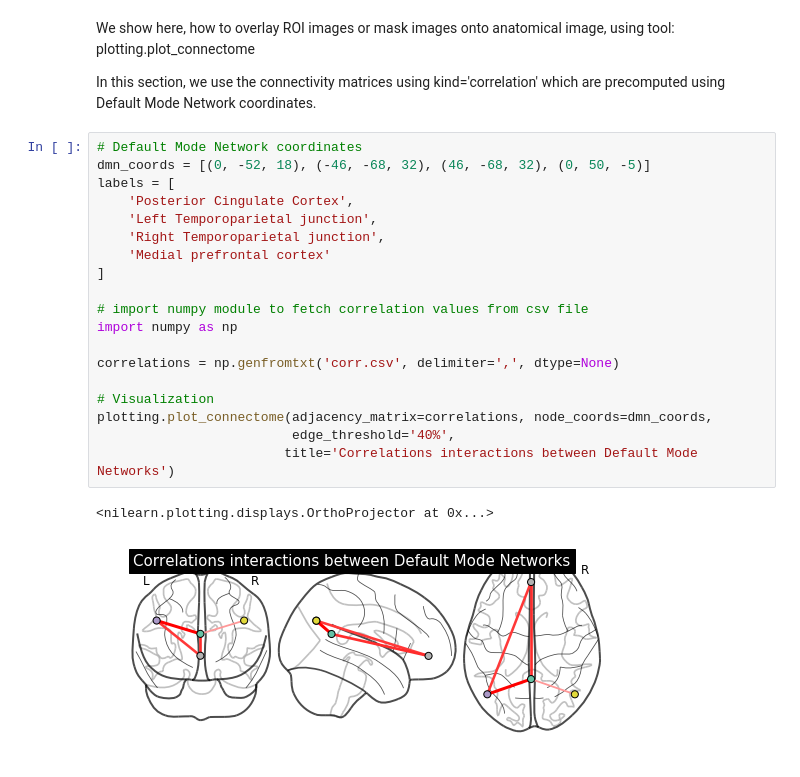
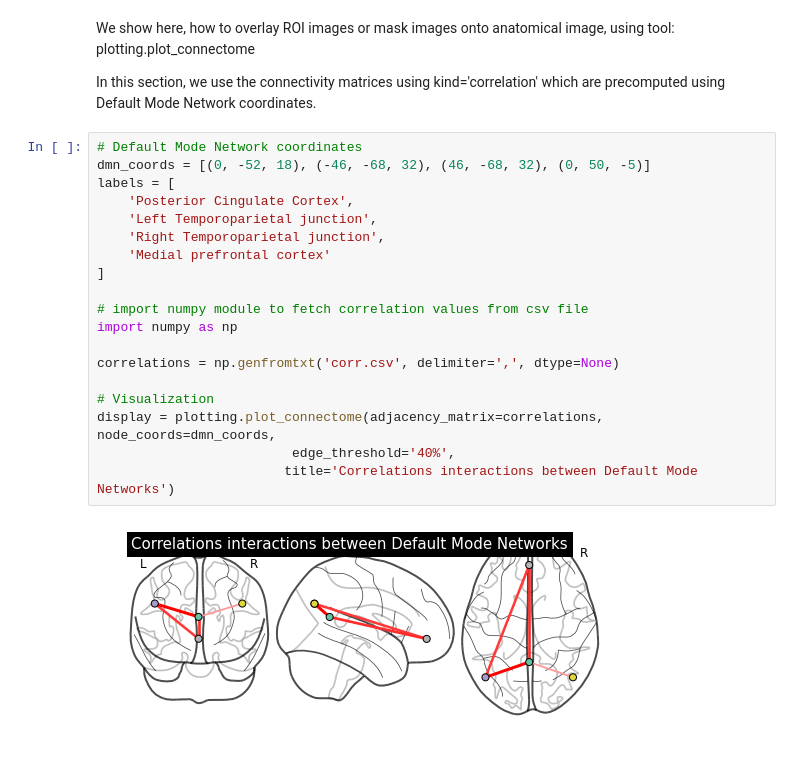
Before and after one commit to KamalakerDadi/Tutorial, a Jupyter notebook: nilearn_plotting.ipynb, the cells around one changed output. Drawn from its saved outputs; the diff is of its cells as text.

```diff
--- a/nilearn_plotting.ipynb
+++ b/nilearn_plotting.ipynb
@@ -343,22 +349,21 @@ In this section, we use the connectivity matrices using kind='correlation' which
 # %%
 # Default Mode Network coordinates
 dmn_coords = [(0, -52, 18), (-46, -68, 32), (46, -68, 32), (0, 50, -5)]
 labels = [
     'Posterior Cingulate Cortex',
     'Left Temporoparietal junction',
     'Right Temporoparietal junction',
     'Medial prefrontal cortex'
 ]
 
 # import numpy module to fetch correlation values from csv file
 import numpy as np
 
 correlations = np.genfromtxt('corr.csv', delimiter=',', dtype=None)
 
 # Visualization
-plotting.plot_connectome(adjacency_matrix=correlations, node_coords=dmn_coords,
+display = plotting.plot_connectome(adjacency_matrix=correlations, node_coords=dmn_coords,
                          edge_threshold='40%',
                         title='Correlations interactions between Default Mode Networks')
 # %% [output]
-<nilearn.plotting.displays.OrthoProjector at 0x...>
-[figure, old version]
+[figure, new version]
```
Also changed, not shown: parts of 11 cells of this notebook, 1 other file.
